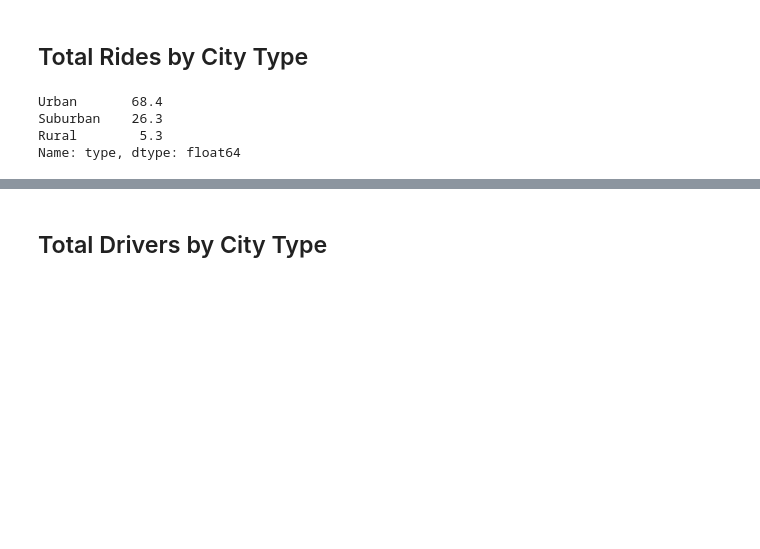
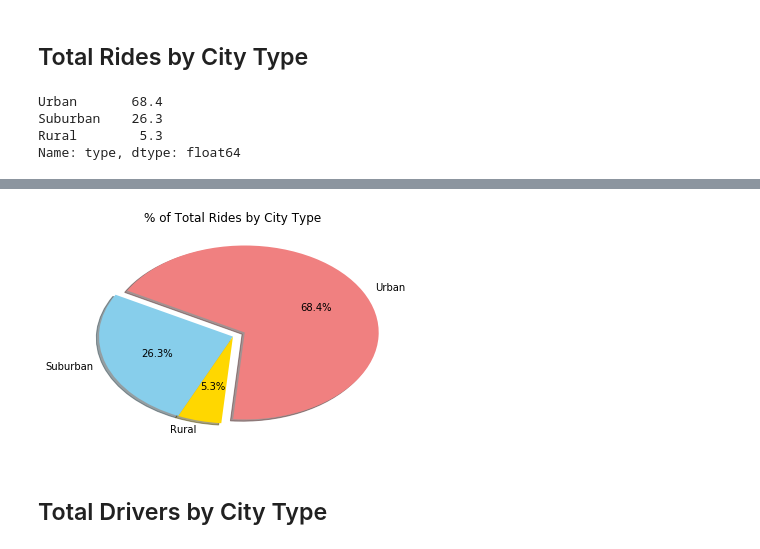
Before and after one commit to DZweiback/Matplotlib-Homework, a Jupyter notebook: dz_Pyber HW.ipynb, the cells around one changed output, grey strips where cells are left out. Saved outputs shown, nothing was run; the diff lists cells and outputs as text; code cells hidden in the pictures; blank space fills up the shorter version.

```diff
--- a/dz_Pyber HW.ipynb
+++ b/dz_Pyber HW.ipynb
@@ -142,3 +137,16 @@ plt.show()
+# %%
+# Build Pie Chart
+#Ride_Percents.plot{kind="pie"}
+Labels=["Urban", "Suburban", "Rural"]
+Explode=[0.10, 0, 0]
+Colors=["lightcoral", "skyblue", "gold"]
+plt.pie(Ride_Percents, labels=Labels, autopct="%.1f%%", shadow=True, explode=Explode, colors=Colors, startangle=-95)
+plt.title("% of Total Rides by City Type")
+plt.show()
+
+# Save Figure
+# %% [output]
+[figure, added]
 # %% [markdown]
 ## Total Drivers by City Type
 # %%
```
Also changed, not shown: parts of 14 cells of this notebook.
